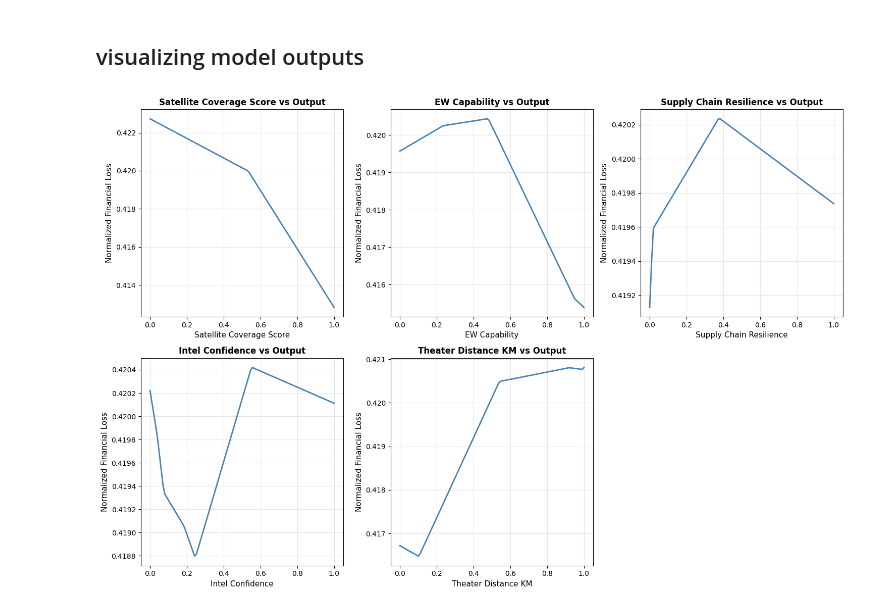
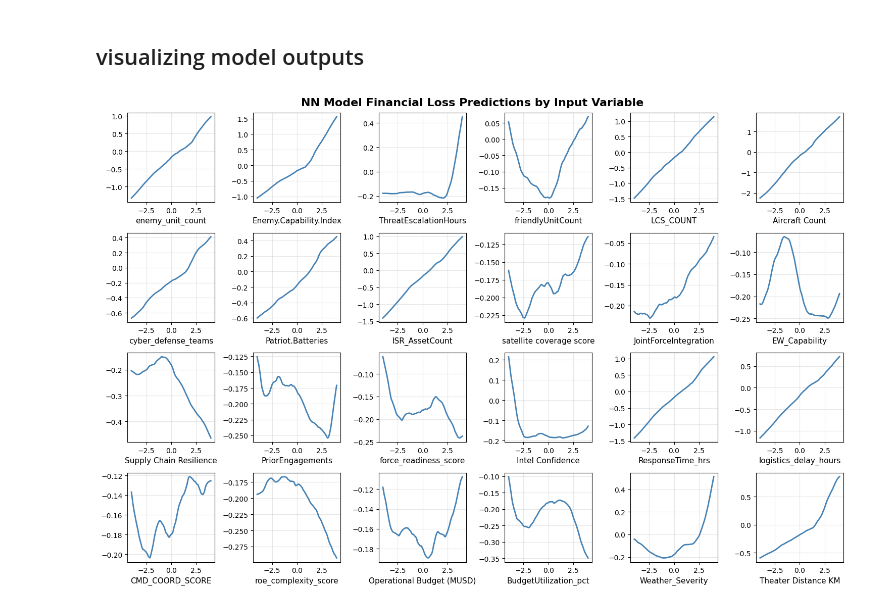
Before and after one commit to schiffman-ben/UNH-Hackathon-2026-Group-3, a Jupyter notebook: notebooks/surrogate_model_nn.ipynb, the cells around one changed output. Drawn from its saved outputs; the diff is of its cells as text; code cells hidden in the pictures.

```diff
--- a/notebooks/surrogate_model_nn.ipynb
+++ b/notebooks/surrogate_model_nn.ipynb
@@ -132,11 +134,13 @@ len(df)
 # get array of values for input variables:
 '''
 every column except output/results and categorical variables
+- also remove columns with nan values
 '''
 input_columns = df.select_dtypes(include=[np.number]).columns.tolist()
 input_columns.remove('response_success')
 input_columns.remove('Financial_Loss_MUSD')
 input_columns.remove('actual_days_to_stabilization')
+input_columns = [col for col in input_columns if not df[col].isna().any()]
 inputs = df[input_columns].values
 
 
@@ -227,3 +359,0 @@ torch.Size([2945, 24])
-# %%
-input_tensor = torch.tensor(inputs).float()
-input_tensor[0]
@@ -308,23 +372,22 @@ optimizer = torch.optim.Adam(model.parameters(), lr=0.0005) # learning rate
 # %%
 # training with per-epoch testing
-model.train()
-
 training_loss_ls = []
 test_loss_ls = []
 
-epochs = 20
+epochs = 100
 
 for epoch in range(epochs):
     epoch_loss_ls = []
     print("epoch #:", epoch)
 
     # training loop
-    for data, labels in tqdm(train_loader):
+    nnmodel.train()
+    for data, labels in train_loader:
         optimizer.zero_grad() # resets gradients in optimizer to 0
-        outputs = model(data)
+        outputs = nnmodel(data)
 
         # calculate loss function (MSE)
-        loss = loss_func(outputs, labels)
+        loss = loss_func(outputs, labels.unsqueeze(1))
         epoch_loss_ls.append(loss.item())
         loss.backward() # back prop
 
@@ -336,10 +399,11 @@ for epoch in range(epochs):
     training_loss_ls.append(avg_loss)
 
     # testing loop per epoch
+    nnmodel.eval()
     test_epoch_ls = []
     with torch.no_grad():
         for data, labels in test_loader:
-            outputs = model(data)
+            outputs = nnmodel(data)
             loss = loss_func(outputs, labels)
             test_epoch_ls.append(loss.item())
 
@@ -397,57 +450,42 @@ plt.show()
 # %% [markdown]
 ## visualizing model outputs
 # %%
-# ai generated code:
-# Visualize surrogate model: 2D plots of each input vs output
-# Create a 2x3 grid with one blank space for the 5 inputs
-model.eval() # Set model to evaluation mode
+# Visualize nn model: 2D plots of each input vs output
+nnmodel.eval() # Set model to evaluation mode
 
-input_names = [
-    'Satellite Coverage Score',
-    'EW Capability',
-    'Supply Chain Resilience',
-    'Intel Confidence',
-    'Theater Distance KM'
-]
-
-fig, axes = plt.subplots(2, 3, figsize=(15, 10))
+fig, axes = plt.subplots(4, 6, figsize=(15, 10))
 axes = axes.flatten()
 
 # For each input variable, create predictions while varying that input
 for i, ax in enumerate(axes):
-    if i < 5:  # Only plot 5 subplots (leave last one blank)
-        # Create a range of values for the input variable
-        input_range = np.linspace(0, 1, 100)
+    # Create a range of values for the input variable
+    input_range = np.linspace(-4, 4, 100)
 
-        # Create prediction arrays by holding other inputs at their mean
-        predictions = []
+    # Create prediction arrays by holding other inputs at their mean
+    predictions = []
 
-        for val in input_range:
-            # Start with mean normalized values for all inputs
-            input_vector = np.mean(inputs, axis=1)
+    for val in input_range:
+        # Start with mean normalized values for all inputs
+        input_vector = np.mean(inputs_train, axis=0) # should be around zero
 
-            # Vary the current input
-            input_vector[i] = val
+        # Vary the current input
+        input_vector[i] = val
 
-            # Convert to tensor and predict
-            input_tensor = torch.tensor(input_vector).float().unsqueeze(0)
-            with torch.no_grad():
-                pred = model(input_tensor).item()
-            predictions.append(pred)
+        # Convert to tensor and predict
+        input_tensor = torch.tensor(input_vector).float().unsqueeze(0)
+        with torch.no_grad():
+            pred = nnmodel(input_tensor).item()
+        predictions.append(pred)
 
-        # Plot
-        ax.plot(input_range, predictions, linewidth=2, color='steelblue')
-        ax.set_xlabel(input_names[i], fontsize=11)
-        ax.set_ylabel('Normalized Financial Loss', fontsize=11)
-        ax.set_title(f'{input_names[i]} vs Output', fontsize=12, fontweight='bold')
-        ax.grid(True, alpha=0.3)
-    else:
-        # Leave the last subplot blank
-        ax.axis('off')
+    # Plot
+    ax.plot(input_range, predictions, linewidth=2, color='steelblue')
+    ax.set_xlabel(input_columns[i], fontsize=11)
+    ax.grid(True, alpha=0.3)
 
+plt.suptitle('NN Model Financial Loss Predictions by Input Variable', fontsize=16, fontweight='bold')
 plt.tight_layout()
 plt.show()
 # %% [output]
-[figure, old version]
+[figure, new version]
 # %%
 # Create 2D heatmaps for key input pairs
```
Also changed, not shown: parts of 30 cells of this notebook, 1 other file.
